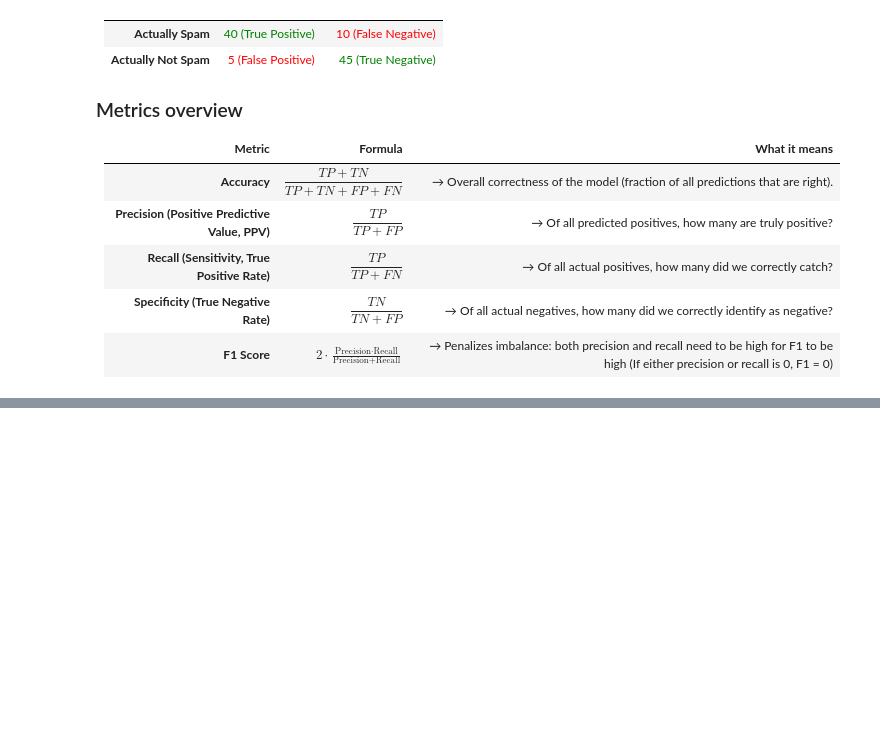
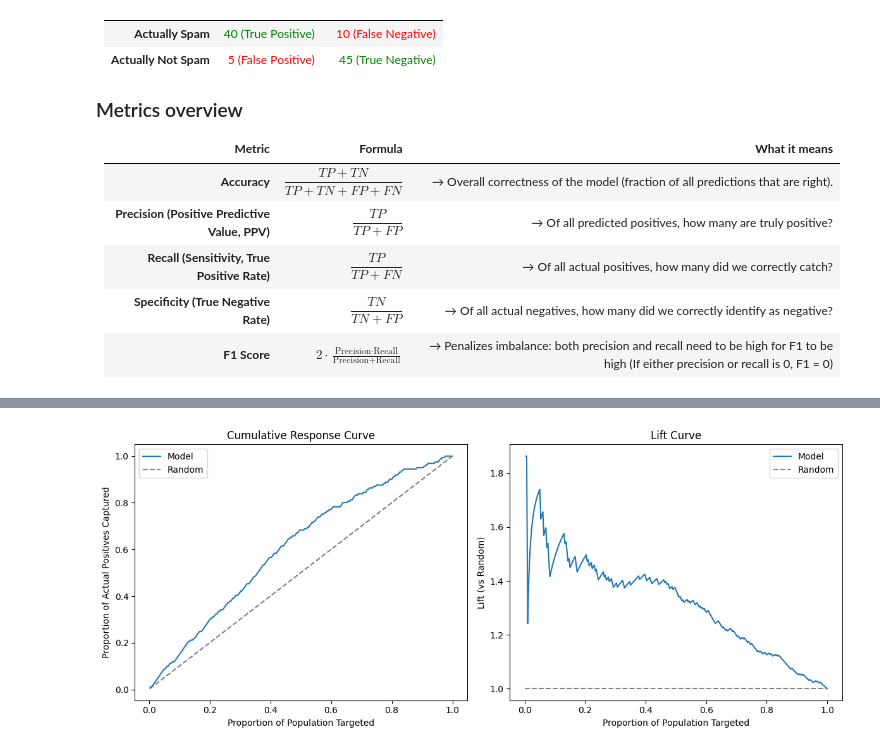
Before and after one commit to xit7/DATA-TEMPLATE, a Jupyter notebook: ml_examples/models-overview+term.ipynb, the cells around one changed output, grey strips where cells are left out. Cells and saved outputs as stored; diff of their text form; code cells hidden in the pictures; blank space fills up the shorter version.

```diff
--- a/ml_examples/models-overview+term.ipynb
+++ b/ml_examples/models-overview+term.ipynb
@@ -444,0 +571,70 @@ In business settings, clarity often matters more than squeezing out the last 1%
+# %%
+import numpy as np
+import pandas as pd
+import matplotlib.pyplot as plt
+from sklearn.model_selection import train_test_split
+from sklearn.linear_model import LogisticRegression
+
+# -----------------------------
+# Step 1: Simulate binary data (success vs failure)
+# -----------------------------
+np.random.seed(42)
+n = 1000
+X = np.random.normal(0, 1, (n, 3))
+true_probs = 1 / (1 + np.exp(-(0.8*X[:,0] - 0.5*X[:,1] + 0.3*X[:,2])))
+y = np.random.binomial(1, true_probs)
+
+# -----------------------------
+# Step 2: Train/Test split + model
+# -----------------------------
+X_train, X_test, y_train, y_test = train_test_split(X, y, test_size=0.3, random_state=42)
+model = LogisticRegression(max_iter=1000)
+model.fit(X_train, y_train)
+probs = model.predict_proba(X_test)[:,1]
+
+# -----------------------------
+# Step 3: Sort by predicted score
+# -----------------------------
+sorted_idx = np.argsort(-probs)
+y_sorted = y_test[sorted_idx]
+
+# Cumulative positives captured
+cum_positives = np.cumsum(y_sorted)
+total_positives = sum(y_test)
+cum_response = cum_positives / total_positives
+
+# Population percentages
+pop_pct = np.arange(1, len(y_test)+1) / len(y_test)
+
+# -----------------------------
+# Step 4: Compute Lift
+# -----------------------------
+overall_rate = total_positives / len(y_test)
+response_rate_topk = cum_positives / np.arange(1, len(y_test)+1)
+lift = response_rate_topk / overall_rate
+
+# -----------------------------
+# Step 5: Plot Response Curve and Lift Curve side by side
+# -----------------------------
+fig, axs = plt.subplots(1, 2, figsize=(12,5))
+
+# (a) Cumulative Response Curve
+axs[0].plot(pop_pct, cum_response, label="Model")
+axs[0].plot(pop_pct, pop_pct, linestyle="--", color="gray", label="Random")
+axs[0].set_title("Cumulative Response Curve")
+axs[0].set_xlabel("Proportion of Population Targeted")
+axs[0].set_ylabel("Proportion of Actual Positives Captured")
+axs[0].legend()
+
+# (b) Lift Curve
+axs[1].plot(pop_pct, lift, label="Model")
+axs[1].hlines(1, 0, 1, colors="gray", linestyles="--", label="Random")
+axs[1].set_title("Lift Curve")
+axs[1].set_xlabel("Proportion of Population Targeted")
+axs[1].set_ylabel("Lift (vs Random)")
+axs[1].legend()
+
+plt.tight_layout()
+plt.show()
+# %% [output]
+[figure, added]
```
Also changed, not shown: parts of 3 cells of this notebook.
